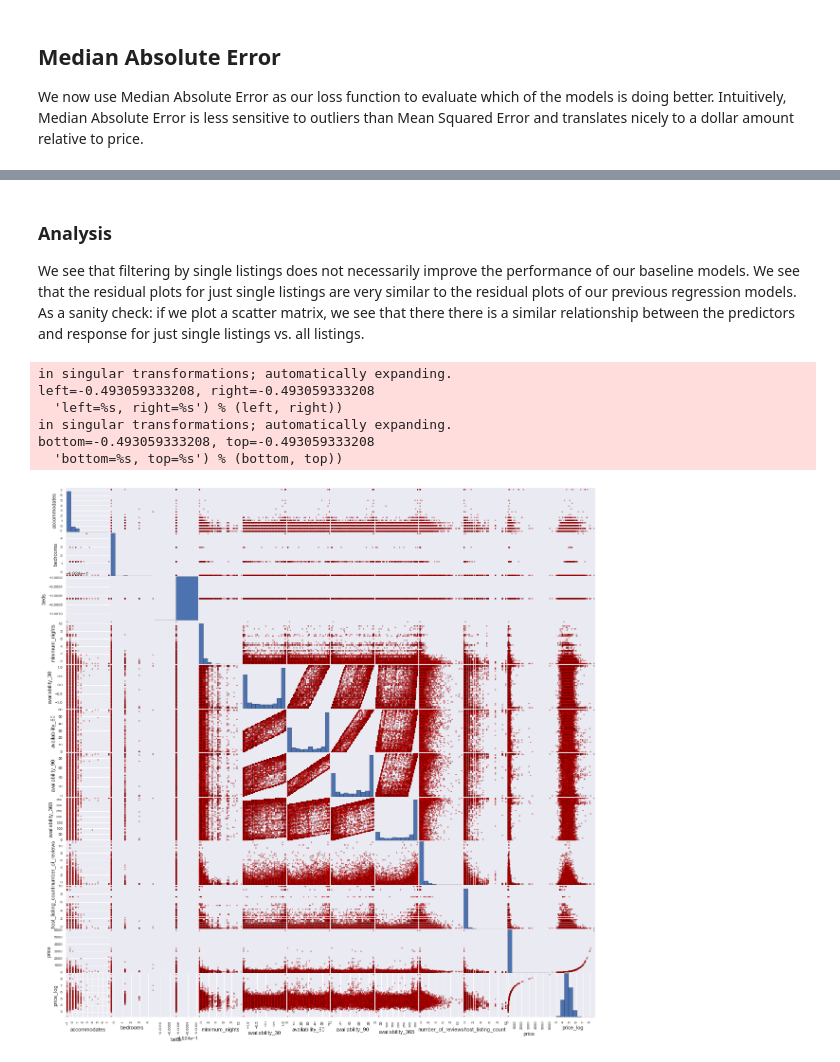
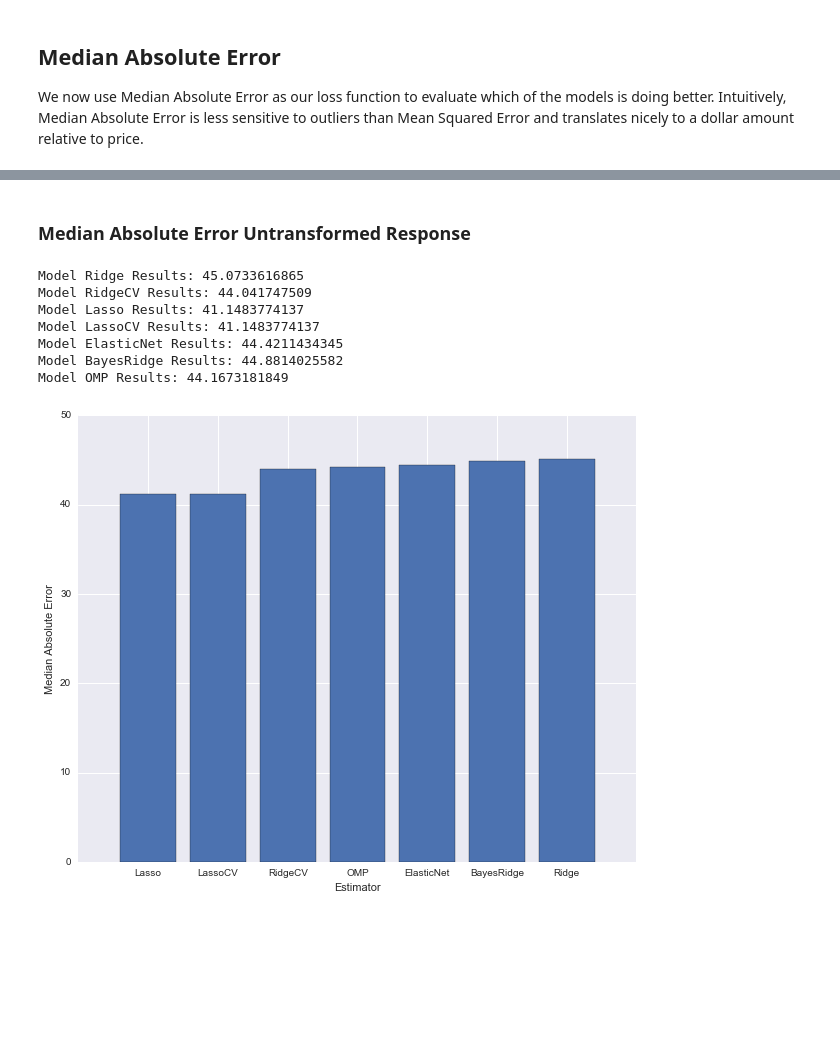
Before and after one commit to samuelklam/airbnb-pricing-prediction, a Jupyter notebook: data-modeling/data-modeling-baseline-cluster.ipynb, the cells around one changed output, grey strips where cells are left out. Saved outputs shown, nothing was run; the diff lists cells and outputs as text; code cells hidden in the pictures; blank space fills up the shorter version.

```diff
--- a/data-modeling/data-modeling-baseline-cluster.ipynb
+++ b/data-modeling/data-modeling-baseline-cluster.ipynb
@@ -421,22 +335,31 @@ We see that Random Forest Regressor yields a slightly higher train score as comp
 
 We now use Median Absolute Error as our loss function to evaluate which of the models is doing better. Intuitively, Median Absolute Error is less sensitive to outliers than Mean Squared Error and translates nicely to a dollar amount relative to price.
 # %%
-models = [linear_model.LinearRegression(), linear_model.Ridge(),linear_model.Lasso(), linear_model.ElasticNet(), linear_model.BayesianRidge(), linear_model.OrthogonalMatchingPursuit() ]
-model_labels = np.array(['Linear', 'Ridge', 'Lasso', 'ElasticNet', 'BayesRidge', 'OMP'])
-model_errors = np.array([])
+def median_absolute_errors(x, y, log_bool=None):
+    reg_params = 10.**np.linspace(-10, 5, 10)
+    models = [ linear_model.Ridge(), RidgeCV(alphas=reg_params, cv=5), linear_model.Lasso(), LassoCV(alphas=reg_params, cv=5), linear_model.ElasticNet(), linear_model.BayesianRidge(), linear_model.OrthogonalMatchingPursuit() ]
+    model_labels = np.array(['Ridge', 'RidgeCV', 'Lasso', 'LassoCV', 'ElasticNet', 'BayesRidge', 'OMP'])
+    model_errors = np.array([])
 
-X_train, X_test, y_train, y_test = train_test_split(x, y_log, test_size=0.3, random_state=20)
+    X_train, X_test, y_train, y_test = train_test_split(x, y, test_size=0.35, random_state=15)
 
-for model in models:
-    model.fit(X_train, y_train)
-    model_err = metrics.median_absolute_error(np.exp(y_test), np.exp(model.predict(X_test)))
-    model_errors = np.append(model_errors, model_err)
+    for model in models:
+        model.fit(X_train, y_train)
+        if not log_bool:
+            model_err = metrics.median_absolute_error((y_test), model.predict(X_test))
+            model_errors = np.append(model_errors, model_err)
+        else:
+            model_err = metrics.median_absolute_error(np.exp(y_test), np.exp(model.predict(X_test)))
+            model_errors = np.append(model_errors, model_err)
 
-pos = np.arange(model_errors.shape[0])
-srt = np.argsort(model_errors)
-plt.figure(figsize=(7,5))
-plt.bar(pos, model_errors[srt], align='center')
-plt.xticks(pos, model_labels[srt])
-plt.xlabel('Estimator')
-plt.ylabel('Median Absolute Error')
-plt.show()
+    model_position = np.arange(model_errors.shape[0])
+    models_sorted = np.argsort(model_errors)
+    for i, model in enumerate(model_labels):
+        print 'Model {} Results: {}'.format(model_labels[i], model_errors[i])
+
+    plt.figure(figsize=(10,8))
+    plt.bar(model_position, model_errors[models_sorted], align='center')
+    plt.xticks(model_position, model_labels[models_sorted])
+    plt.xlabel('Estimator')
+    plt.ylabel('Median Absolute Error')
+    plt.show()
@@ -519,16 +366,13 @@ NameError: name 'plot_residuals_lasso_reg' is not defined
-# %% [markdown]
-### Analysis
-
-We see that filtering by single listings does not necessarily improve the performance of our baseline models. We see that the residual plots for just single listings are very similar to the residual plots of our previous regression models. As a sanity check: if we plot a scatter matrix, we see that there there is a similar relationship between the predictors and response for just single listings vs. all listings.
-# %%
-# check for collinearity and visualize relationship between each predictor and price
-matrix_cols = ['accommodates', 'bedrooms', 'beds', 'minimum_nights', 'availability_30', 'availability_60', 'availability_90', 'availability_365', 'number_of_reviews', 'host_listing_count', 'price', 'price_log']
-axs = pd.scatter_matrix(data_single[matrix_cols], figsize=(20, 20), c='red')
-# %% [output]
-in singular transformations; automatically expanding.
-left=-0.493059333208, right=-0.493059333208
-  'left=%s, right=%s') % (left, right))
-in singular transformations; automatically expanding.
-bottom=-0.493059333208, top=-0.493059333208
-  'bottom=%s, top=%s') % (bottom, top))
-[figure, removed]
+# %% [markdown]
+### Median Absolute Error Untransformed Response
+# %%
+median_absolute_errors(x, y)
+# %% [output]
+Model Ridge Results: 45.0733616865
+Model RidgeCV Results: 44.041747509
+Model Lasso Results: 41.1483774137
+Model LassoCV Results: 41.1483774137
+Model ElasticNet Results: 44.4211434345
+Model BayesRidge Results: 44.8814025582
+Model OMP Results: 44.1673181849
+[figure, added]
```
Also changed, not shown: parts of 30 cells of this notebook.
